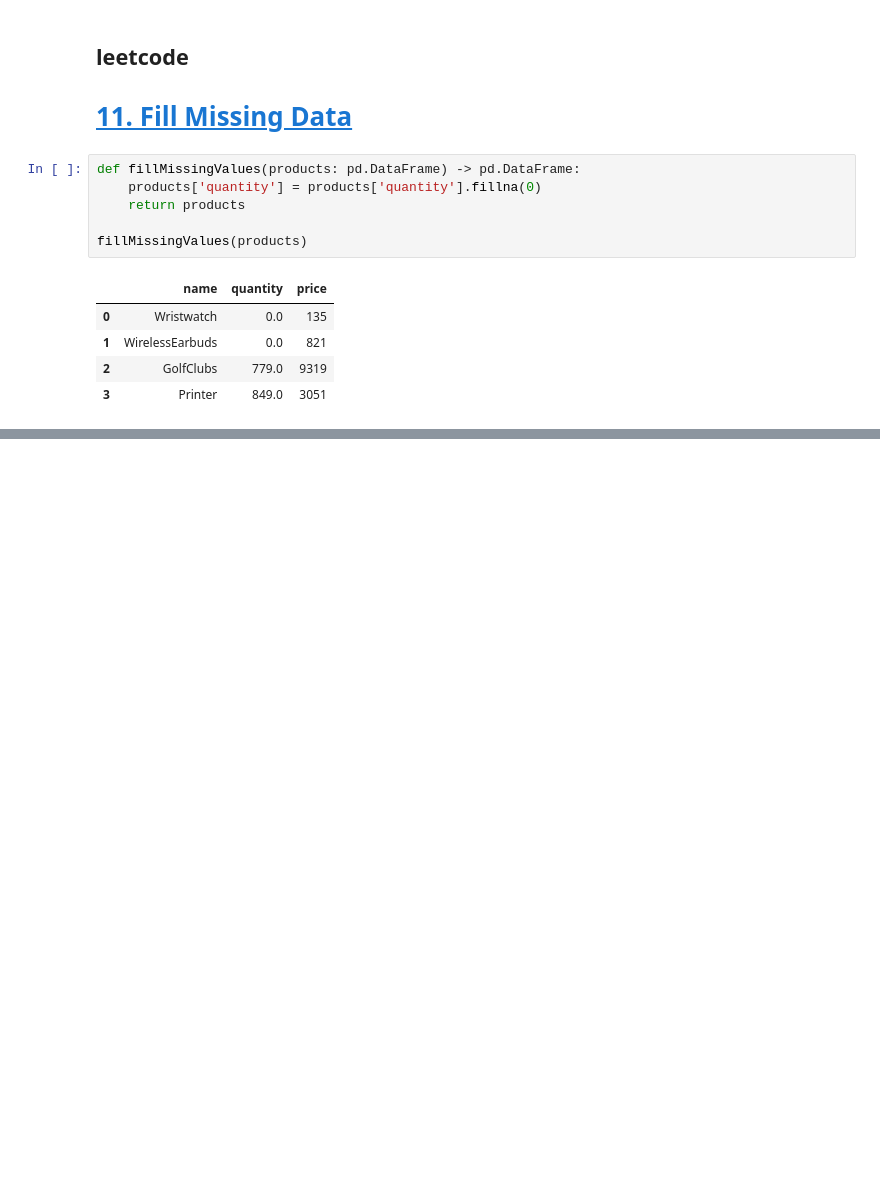
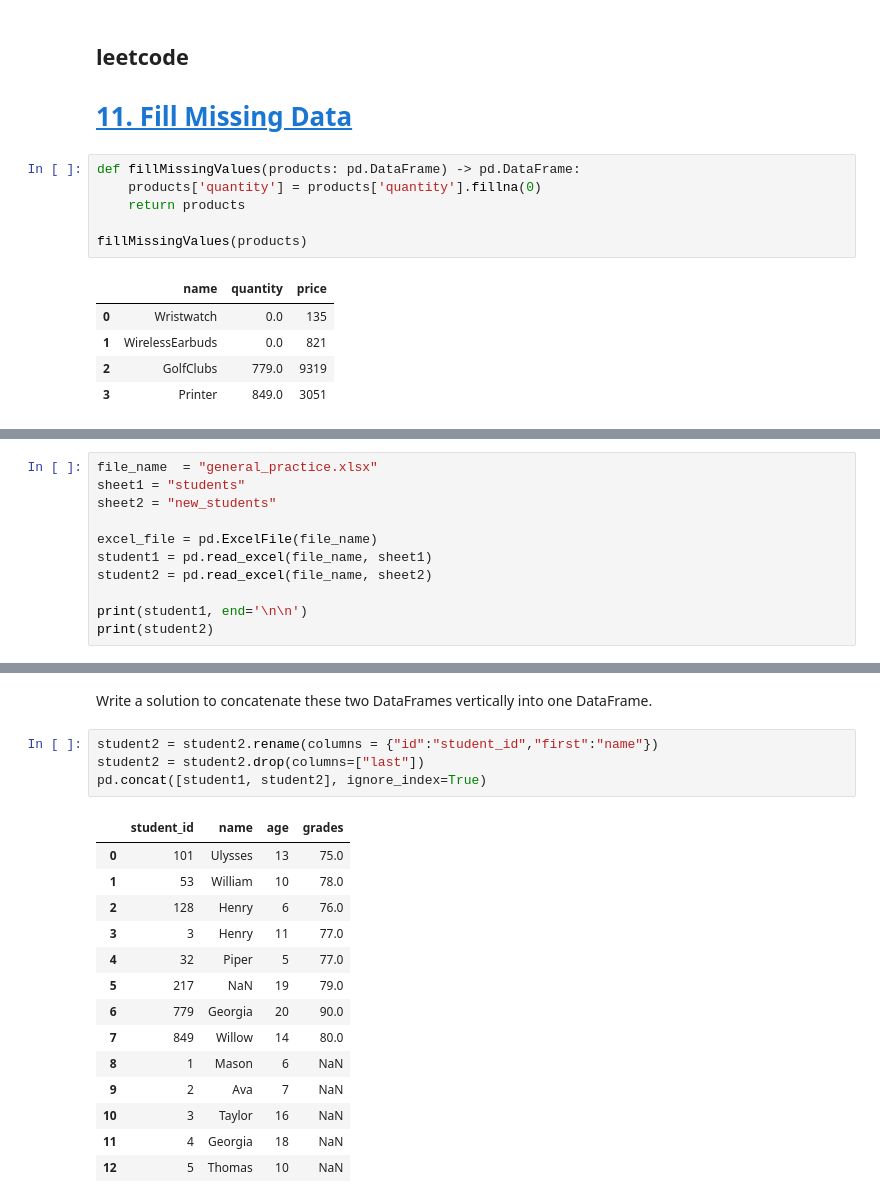
Before and after one commit to rajnishspandey/leetcode_pandas, a Jupyter notebook: leetcodePandas_Practice-Introduction.ipynb, the cells around one changed output, grey strips where cells are left out. Drawn from its saved outputs; the diff is of its cells as text; blank space fills up the shorter version.

Commit message:
leetcode Pandas introduction practice

```diff
--- a/leetcodePandas_Practice-Introduction.ipynb
+++ b/leetcodePandas_Practice-Introduction.ipynb
@@ -519,0 +521,11 @@ fillMissingValues(products)
+# %%
+file_name  = "general_practice.xlsx"
+sheet1 = "students"
+sheet2 = "new_students"
+
+excel_file = pd.ExcelFile(file_name)
+student1 = pd.read_excel(file_name, sheet1)
+student2 = pd.read_excel(file_name, sheet2)
+
+print(student1, end='\n\n')
+print(student2)
@@ -519,0 +549,21 @@ fillMissingValues(products)
+# %% [markdown]
+Write a solution to concatenate these two DataFrames vertically into one DataFrame.
+# %%
+student2 = student2.rename(columns = {"id":"student_id","first":"name"})
+student2 = student2.drop(columns=["last"])
+pd.concat([student1, student2], ignore_index=True)
+# %% [output]
+|  | student_id | name | age | grades |
+| 0 | 101 | Ulysses | 13 | 75.0 |
+| 1 | 53 | William | 10 | 78.0 |
+| 2 | 128 | Henry | 6 | 76.0 |
+| 3 | 3 | Henry | 11 | 77.0 |
+| 4 | 32 | Piper | 5 | 77.0 |
+| 5 | 217 | NaN | 19 | 79.0 |
+| 6 | 779 | Georgia | 20 | 90.0 |
+| 7 | 849 | Willow | 14 | 80.0 |
+| 8 | 1 | Mason | 6 | NaN |
+| 9 | 2 | Ava | 7 | NaN |
+| 10 | 3 | Taylor | 16 | NaN |
+| 11 | 4 | Georgia | 18 | NaN |
+| 12 | 5 | Thomas | 10 | NaN |
```
Also changed, not shown: parts of 23 cells of this notebook, 2 other files.
